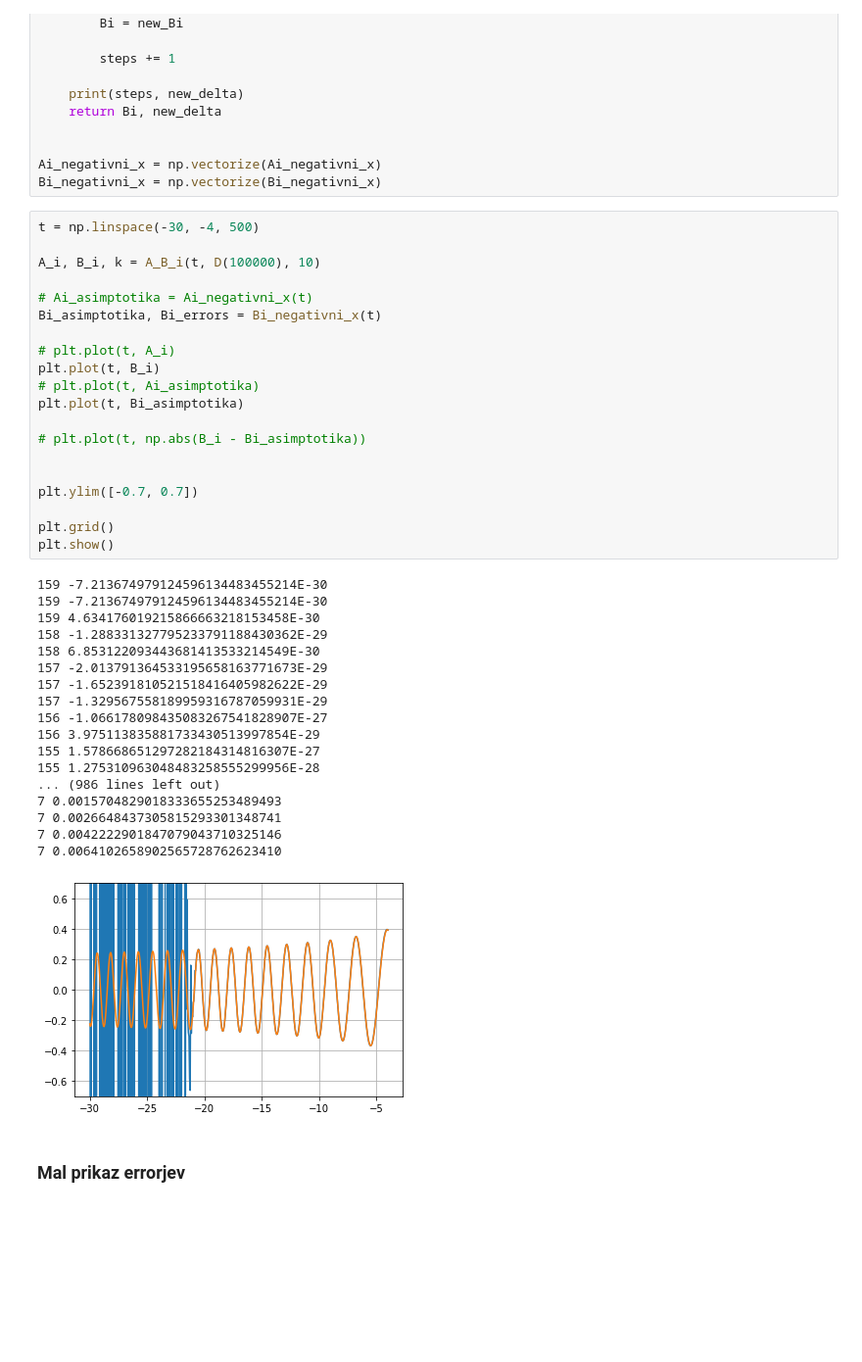
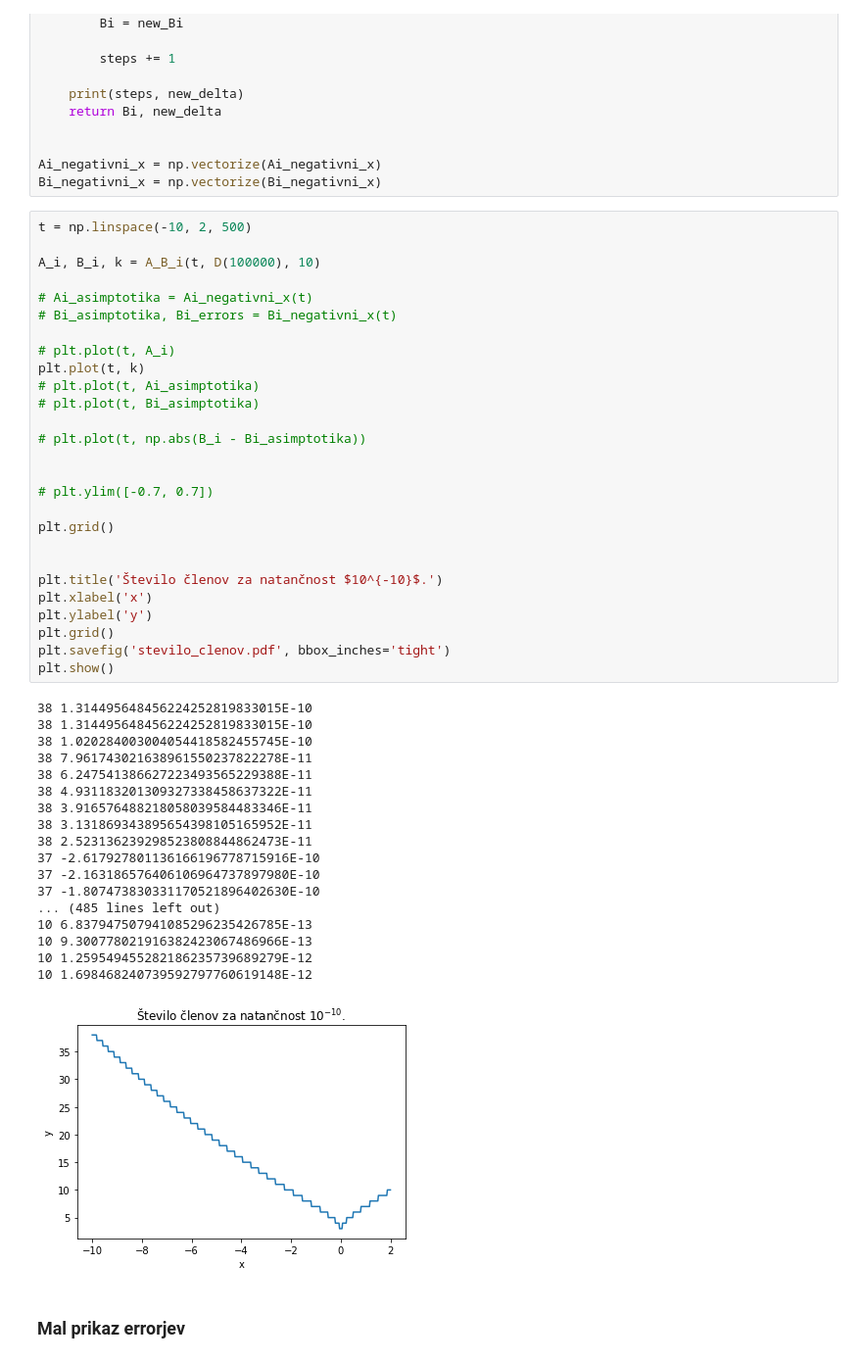
Before and after one commit to gregpr07/mafijski-praktikum, a Jupyter notebook: 1 - Aeryjeve funkcije/aeryjeve.ipynb, the cells around one changed output. Shown at 98% size. Cells and saved outputs as stored; diff of their text form; blank space fills up the shorter version.

```diff
--- a/1 - Aeryjeve funkcije/aeryjeve.ipynb
+++ b/1 - Aeryjeve funkcije/aeryjeve.ipynb
@@ -347,44 +354,51 @@ def Bi_negativni_x(x, maxSteps=1000):
 Ai_negativni_x = np.vectorize(Ai_negativni_x)
 Bi_negativni_x = np.vectorize(Bi_negativni_x)
 # %%
-t = np.linspace(-30, -4, 500)
+t = np.linspace(-10, 2, 500)
 
 A_i, B_i, k = A_B_i(t, D(100000), 10)
 
 # Ai_asimptotika = Ai_negativni_x(t)
-Bi_asimptotika, Bi_errors = Bi_negativni_x(t)
+# Bi_asimptotika, Bi_errors = Bi_negativni_x(t)
 
 # plt.plot(t, A_i)
-plt.plot(t, B_i)
+plt.plot(t, k)
 # plt.plot(t, Ai_asimptotika)
-plt.plot(t, Bi_asimptotika)
+# plt.plot(t, Bi_asimptotika)
 
 # plt.plot(t, np.abs(B_i - Bi_asimptotika))
 
 
-plt.ylim([-0.7, 0.7])
+# plt.ylim([-0.7, 0.7])
 
 plt.grid()
+
+
+plt.title('Število členov za natančnost $10^{-10}$.')
+plt.xlabel('x')
+plt.ylabel('y')
+plt.grid()
+plt.savefig('stevilo_clenov.pdf', bbox_inches='tight')
 plt.show()
 # %% [output]
-159 -7.213674979124596134483455214E-30
-159 -7.213674979124596134483455214E-30
-159 4.634176019215866663218153458E-30
-158 -1.288331327795233791188430362E-29
-158 6.853122093443681413533214549E-30
-157 -2.013791364533195658163771673E-29
-157 -1.652391810521518416405982622E-29
-157 -1.329567558189959316787059931E-29
-156 -1.066178098435083267541828907E-27
-156 3.975113835881733430513997854E-29
-155 1.578668651297282184314816307E-27
-155 1.275310963048483258555299956E-28
-... (986 lines left out)
-7 0.0015704829018333655253489493
-7 0.0026648437305815293301348741
-7 0.0042222901847079043710325146
-7 0.0064102658902565728762623410
+38 1.314495648456224252819833015E-10
+38 1.314495648456224252819833015E-10
+38 1.020284003004054418582455745E-10
+38 7.961743021638961550237822278E-11
+38 6.247541386627223493565229388E-11
+38 4.931183201309327338458637322E-11
+38 3.916576488218058039584483346E-11
+38 3.131869343895654398105165952E-11
+38 2.523136239298523808844862473E-11
+37 -2.617927801136166196778715916E-10
+37 -2.163186576406106964737897980E-10
+37 -1.807473830331170521896402630E-10
+... (485 lines left out)
+10 6.837947507941085296235426785E-13
+10 9.300778021916382423067486966E-13
+10 1.259549455282186235739689279E-12
+10 1.698468240739592797760619148E-12
-[figure, old version]
+[figure, new version]
 # %% [markdown]
 ### Mal prikaz errorjev
 # %%
```
Also changed, not shown: parts of 15 cells of this notebook, 36 other files.
